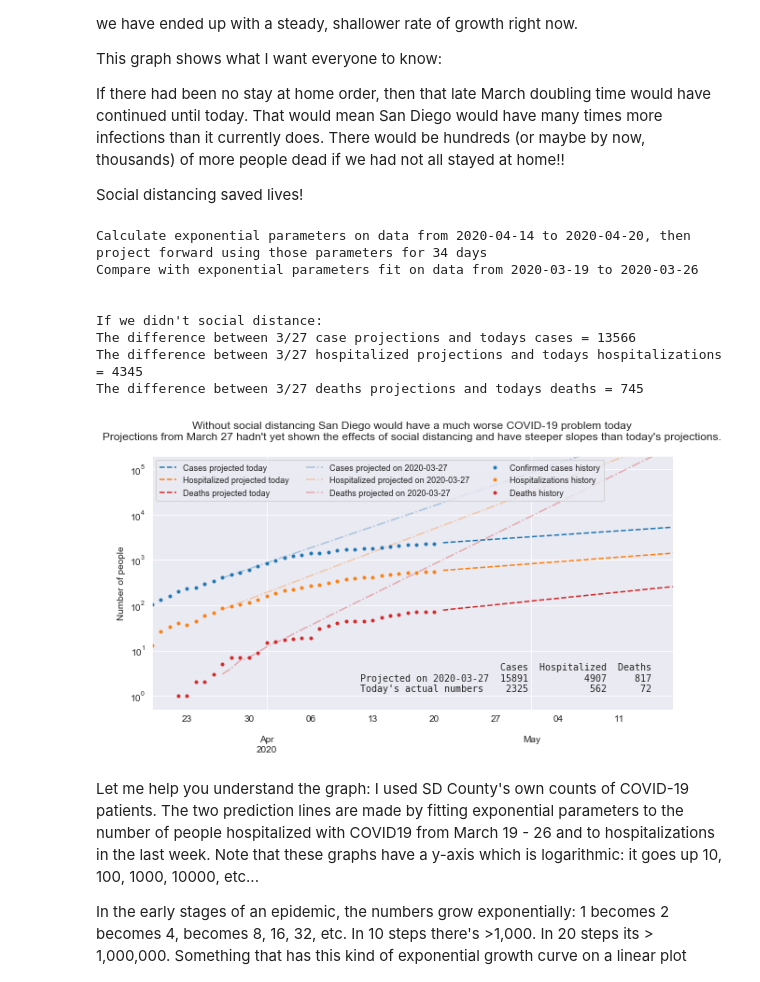
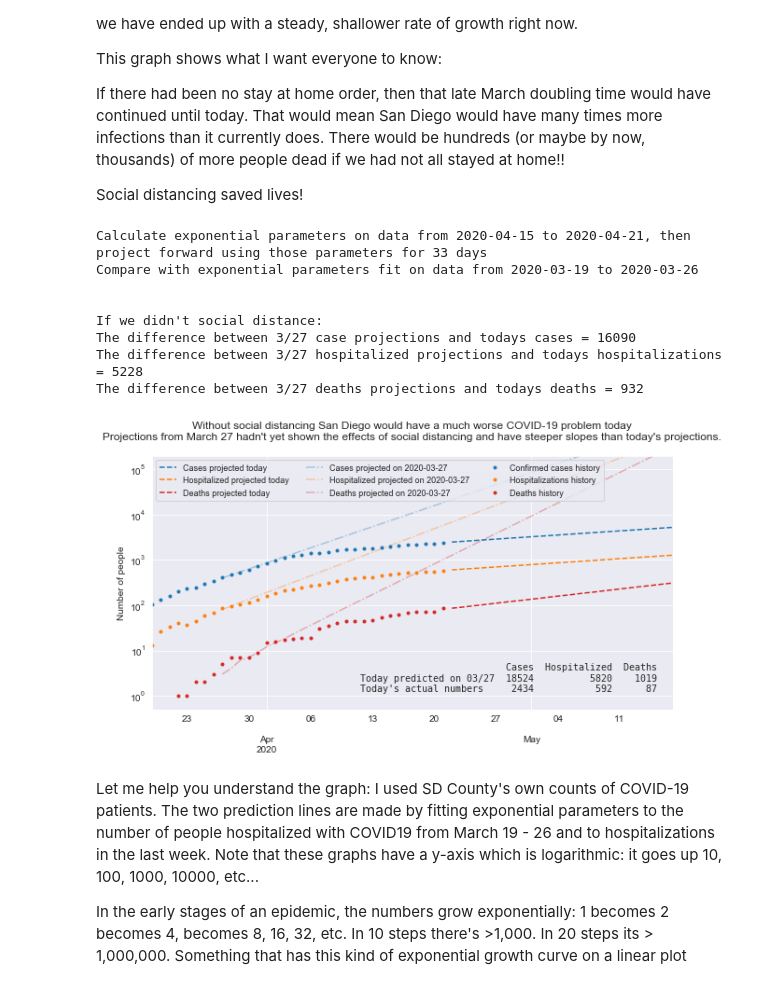
Before and after one commit to jasongfleischer/defunct-website-argo-navis, a Jupyter notebook: _notebooks/2020-04-20-SanDiego-COVID-19.ipynb, the cells around one changed output. Drawn from its saved outputs; the diff is of its cells as text; code cells hidden in the pictures.

```diff
--- a/_notebooks/2020-04-20-SanDiego-COVID-19.ipynb
+++ b/_notebooks/2020-04-20-SanDiego-COVID-19.ipynb
@@ -521,39 +521,39 @@ lims[1] = 2.0*10**5
 plt.ylim(lims)
 
 print("\n\nIf we didn't social distance:\nThe difference between 3/27 case projections and todays cases = {}".format(
         orig_projected.loc[today,'Cases projected on 2020-03-27'] - actual.loc[today,'Confirmed cases history']
 ))
 print("The difference between 3/27 hospitalized projections and todays hospitalizations = {}".format(
         orig_projected.loc[today,'Hospitalized projected on 2020-03-27'] - actual.loc[today,'Hospitalizations history']
 ))
 print("The difference between 3/27 deaths projections and todays deaths = {:1d}".format(
         orig_projected.loc[today,'Deaths projected on 2020-03-27'] - actual.loc[today,'Deaths history']
 ))
 
 
-vals = orig_projected.loc[today].rename('Projected on 2020-03-27').to_frame()
+vals = orig_projected.loc[today].rename('Today predicted on 03/27').to_frame()
 vals.index = ['Cases', 'Hospitalized', 'Deaths']
 dos = actual.loc[today].rename('Today\'s actual numbers')
 dos.index = ['Cases', 'Hospitalized', 'Deaths']
 vals = vals.join(dos)
 xmn = ax.get_xbound()[0]
 ax.annotate( vals.T.to_string(), xy=(0.4,0.07), xycoords='axes fraction', fontsize=10, family='monospace')
 
 plt.ylabel('Number of people');
 
 
 plt.legend(loc='upper left', ncol =3, fontsize=9)#, bbox_to_anchor=(0., .5, 1., 0.5))
 plt.savefig('Plots/socialdistancing.png',dpi=300);
 # %% [output]
-Calculate exponential parameters on data from 2020-04-14 to 2020-04-20, then project forward using those parameters for 34 days
+Calculate exponential parameters on data from 2020-04-15 to 2020-04-21, then project forward using those parameters for 33 days
 Compare with exponential parameters fit on data from 2020-03-19 to 2020-03-26
 
 
 If we didn't social distance:
-The difference between 3/27 case projections and todays cases = 13566
-The difference between 3/27 hospitalized projections and todays hospitalizations = 4345
-The difference between 3/27 deaths projections and todays deaths = 745
+The difference between 3/27 case projections and todays cases = 16090
+The difference between 3/27 hospitalized projections and todays hospitalizations = 5228
+The difference between 3/27 deaths projections and todays deaths = 932
-[figure, old version]
+[figure, new version]
 # %% [markdown]
 Let me help you understand the graph: I used SD County's own counts of COVID-19 patients.  The two prediction lines are made by fitting exponential parameters to the number of people hospitalized with COVID19 from March 19 - 26 and to hospitalizations in the last week.  Note that these graphs have a y-axis which is logarithmic: it goes up 10, 100, 1000, 10000, etc...
 
```
Also changed, not shown: parts of 13 cells of this notebook.
